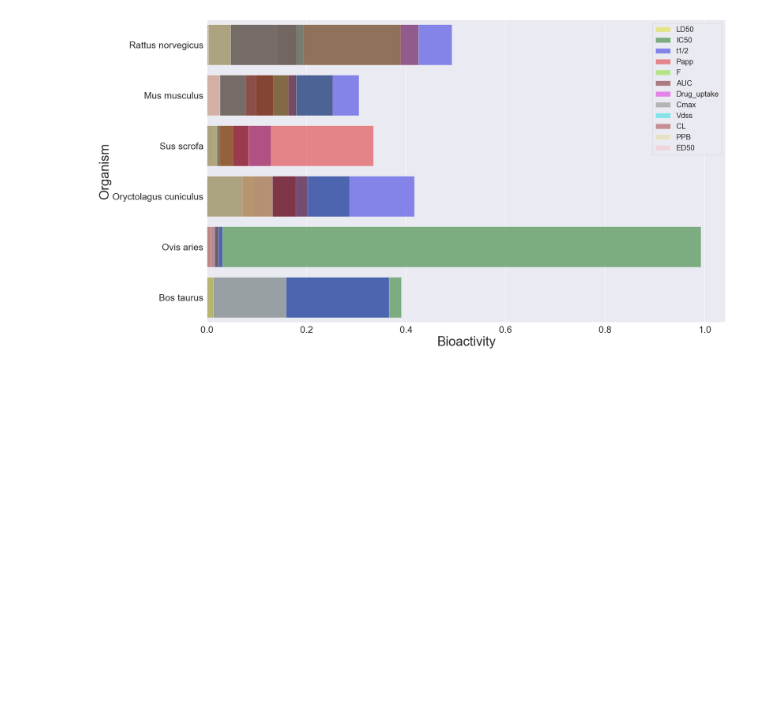
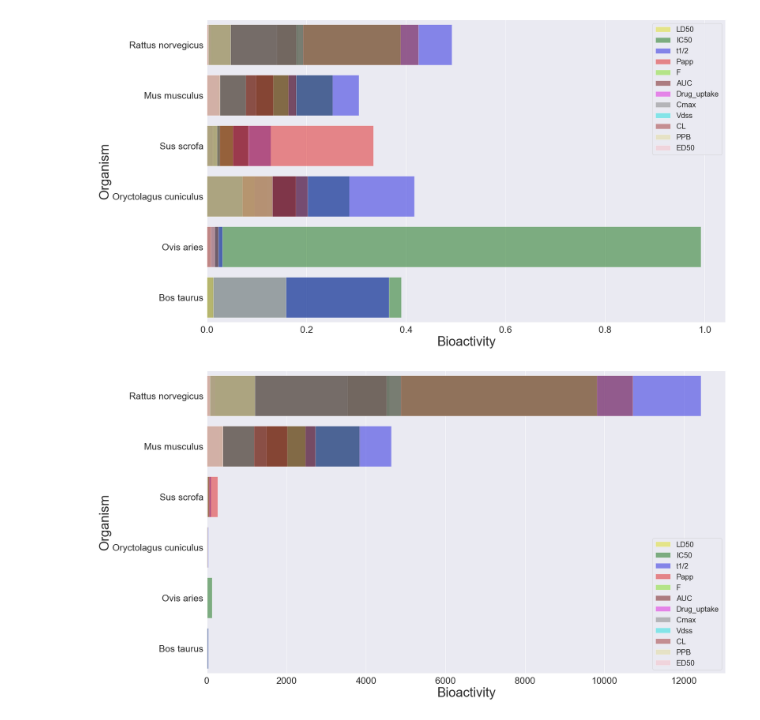
Before and after one commit to Cargill-Capstone2021/ADME-modeling-for-Cargill, a Jupyter notebook: working/data_extraction.ipynb, the cells around one changed output. Saved outputs shown, nothing was run; the diff lists cells and outputs as text; code cells hidden in the pictures; blank space fills up the shorter version.

```diff
--- a/working/data_extraction.ipynb
+++ b/working/data_extraction.ipynb
@@ -777,0 +807,25 @@ plt.show()
+# %%
+plt.figure(figsize=(25,15))
+sns.barplot(x=ld50, y=organisms, color='yellow', alpha=0.5,label='LD50')
+sns.barplot(x=ic50, y=organisms, color='green', alpha=0.5,label='IC50')
+sns.barplot(x=t_half, y=organisms, color='blue', alpha=0.5,label='t1/2')
+sns.barplot(x=papp, y=organisms, color='red', alpha=0.5,label='Papp')
+sns.barplot(x=f, y=organisms, color='chartreuse', alpha=0.5,label='F')
+sns.barplot(x=auc, y=organisms, color='maroon', alpha=0.5,label='AUC')
+sns.barplot(x=drug_uptake, y=organisms, color='magenta', alpha=0.5,label='Drug_uptake')
+sns.barplot(x=cmax, y=organisms, color='gray', alpha=0.5,label='Cmax')
+sns.barplot(x=vdss, y=organisms, color='cyan', alpha=0.5,label='Vdss')
+sns.barplot(x=cl, y=organisms, color='firebrick', alpha=0.5,label='CL')
+sns.barplot(x=ppb, y=organisms, color='khaki', alpha=0.5,label='PPB')
+sns.barplot(x=ed50, y=organisms, color='lightpink', alpha=0.5,label='ED50')
+
+plt.legend(loc='best', fontsize=20)
+# plt.legend(bbox_to_anchor=(1.05, 1), loc='upper left', fontsize='medium')
+matplotlib.rc('xtick', labelsize=25)
+matplotlib.rc('ytick', labelsize=25)
+
+plt.xlabel('Bioactivity',fontsize=35)
+plt.ylabel('Organism',fontsize=35)
+plt.show()
+# %% [output]
+[figure, added]
```
Also changed, not shown: parts of 3 cells of this notebook.
